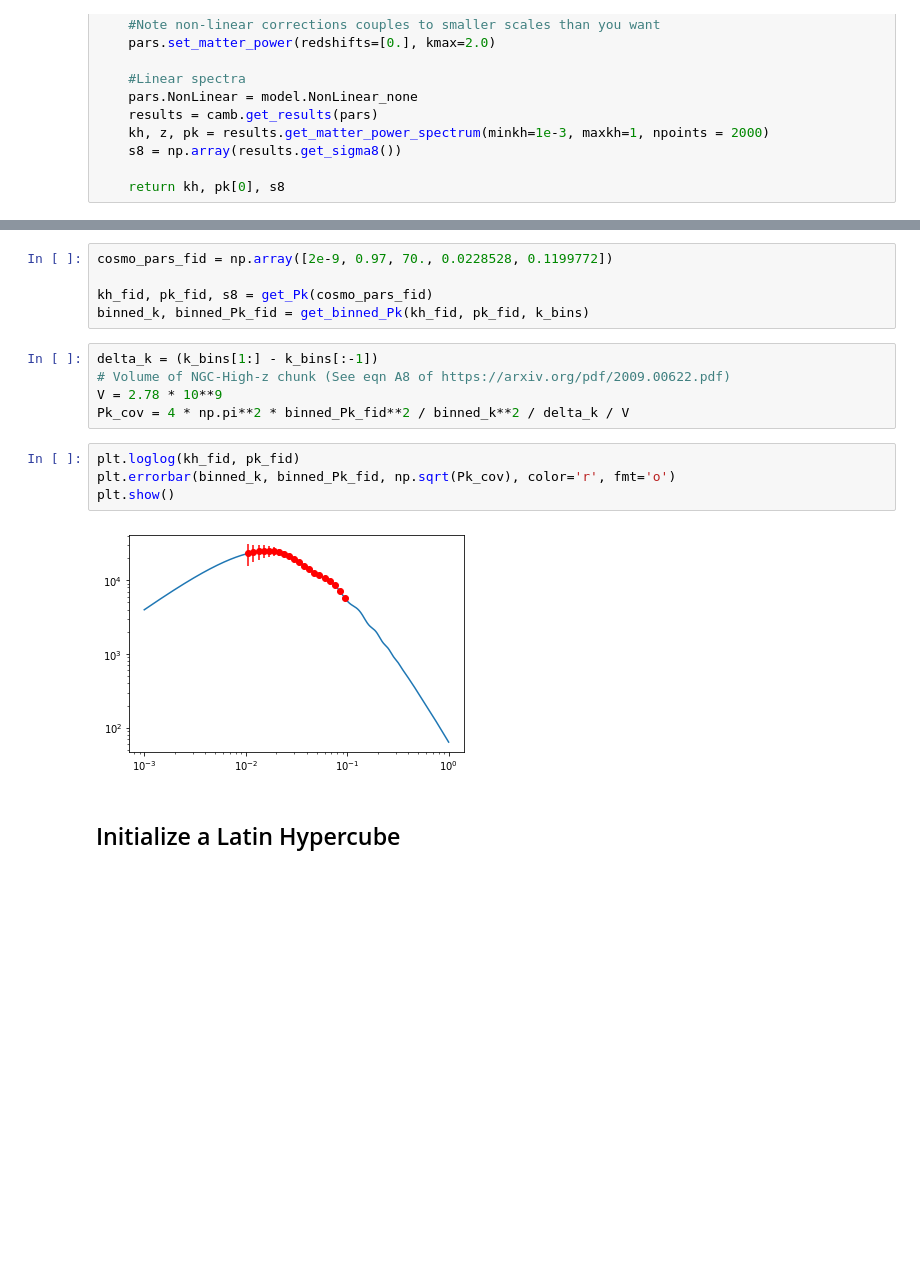
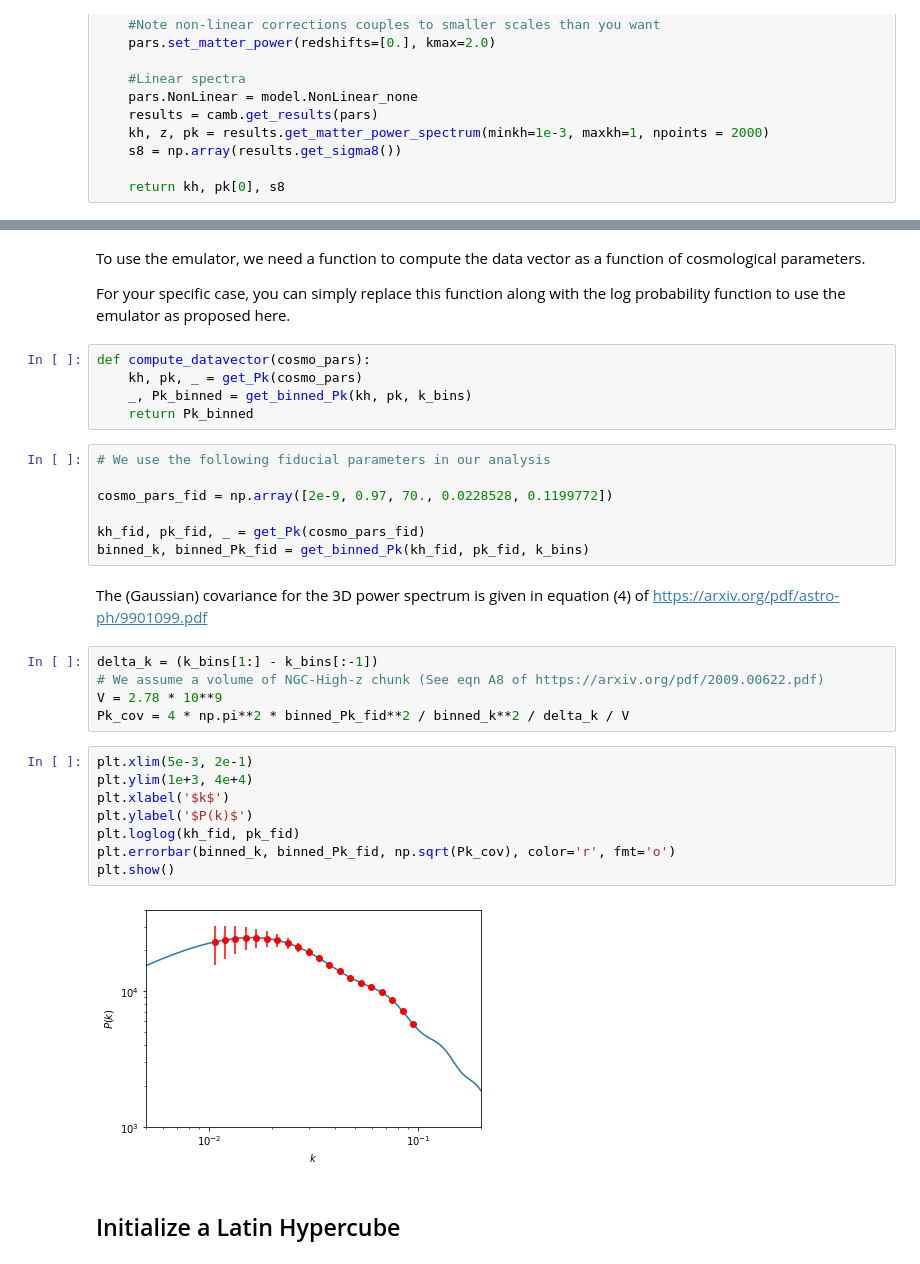
Before and after one commit to CosmoLike/emulator_training, a Jupyter notebook: linear_Pk_emu.ipynb, the cells around one changed output, grey strips where cells are left out. Drawn from its saved outputs; the diff is of its cells as text; blank space fills up the shorter version.

```diff
--- a/linear_Pk_emu.ipynb
+++ b/linear_Pk_emu.ipynb
@@ -73,18 +78,35 @@ def compute_datavector(cosmo_pars):
+# %% [markdown]
+To use the emulator, we need a function to compute the data vector as a function of cosmological parameters.
+
+For your specific case, you can simply replace this function along with the log probability function to use the emulator as proposed here.
+# %%
+def compute_datavector(cosmo_pars):
+    kh, pk, _ = get_Pk(cosmo_pars)
+    _, Pk_binned = get_binned_Pk(kh, pk, k_bins)
+    return Pk_binned
 # %%
+# We use the following fiducial parameters in our analysis
+
 cosmo_pars_fid = np.array([2e-9, 0.97, 70., 0.0228528, 0.1199772])
 
-kh_fid, pk_fid, s8 = get_Pk(cosmo_pars_fid)
+kh_fid, pk_fid, _ = get_Pk(cosmo_pars_fid)
 binned_k, binned_Pk_fid = get_binned_Pk(kh_fid, pk_fid, k_bins)
+# %% [markdown]
+The (Gaussian) covariance for the 3D power spectrum is given in equation (4) of https://arxiv.org/pdf/astro-ph/9901099.pdf
 # %%
 delta_k = (k_bins[1:] - k_bins[:-1])
-# Volume of NGC-High-z chunk (See eqn A8 of https://arxiv.org/pdf/2009.00622.pdf)
+# We assume a volume of NGC-High-z chunk (See eqn A8 of https://arxiv.org/pdf/2009.00622.pdf)
 V = 2.78 * 10**9
 Pk_cov = 4 * np.pi**2 * binned_Pk_fid**2 / binned_k**2 / delta_k / V
 # %%
+plt.xlim(5e-3, 2e-1)
+plt.ylim(1e+3, 4e+4)
+plt.xlabel('$k$')
+plt.ylabel('$P(k)$')
 plt.loglog(kh_fid, pk_fid)
 plt.errorbar(binned_k, binned_Pk_fid, np.sqrt(Pk_cov), color='r', fmt='o')
 plt.show()
 # %% [output]
-[figure, old version]
+[figure, new version]
 # %% [markdown]
 ## Initialize a Latin Hypercube
```
Also changed, not shown: parts of 15 cells of this notebook.
